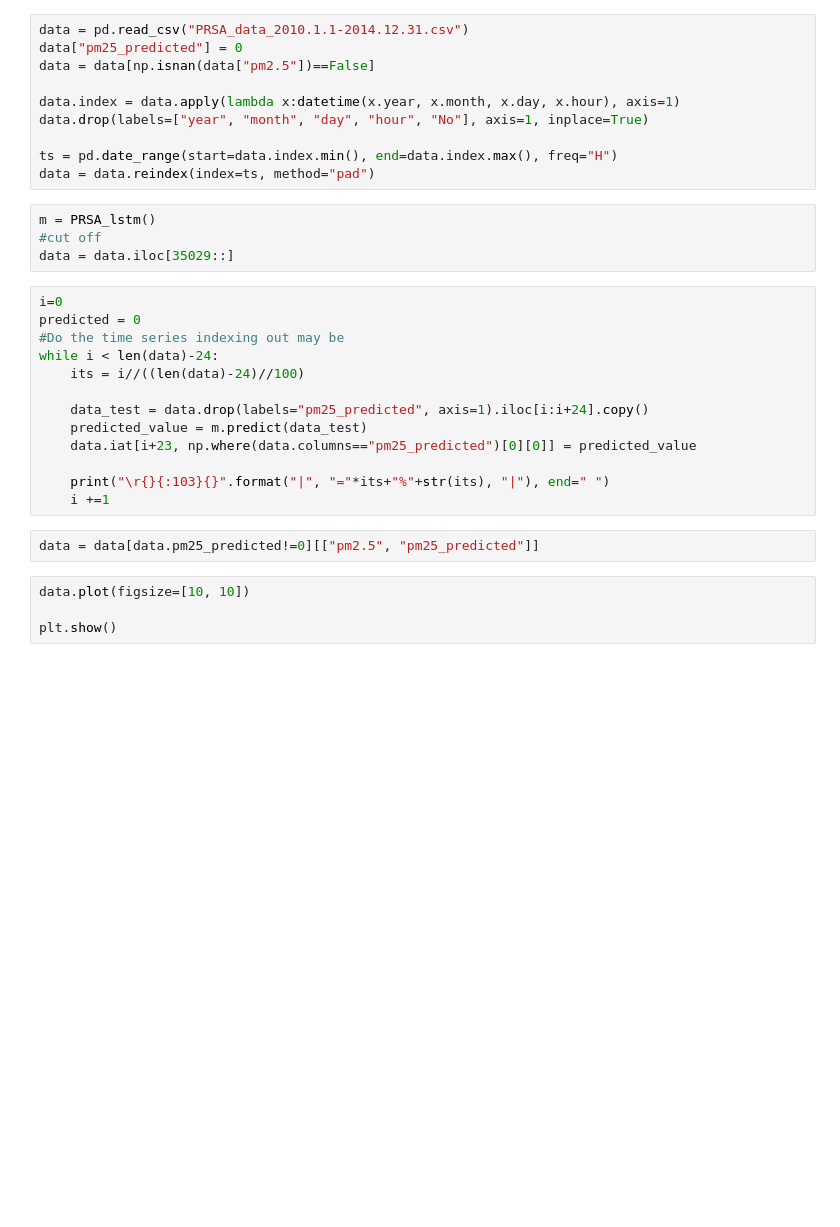
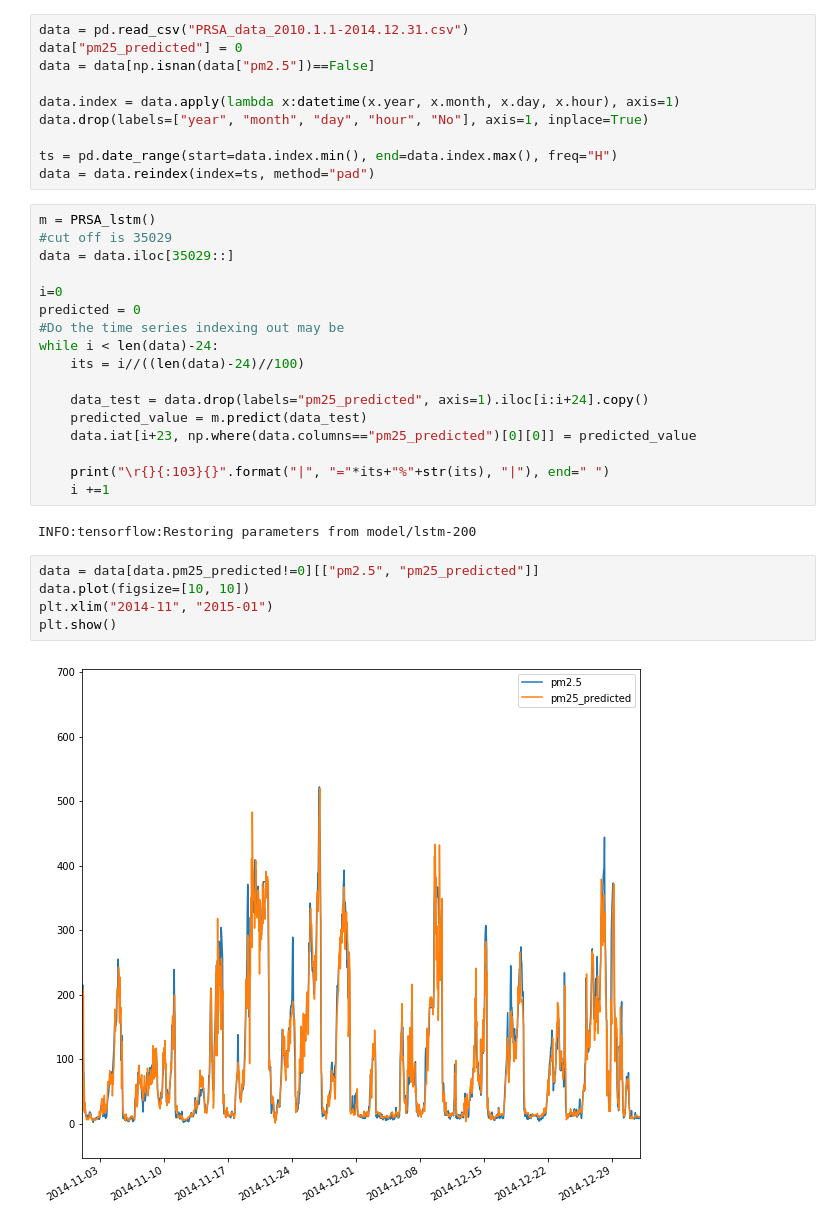
Before and after one commit to shawnrca/TS_LSTM, a Jupyter notebook: LSTM inference.ipynb, the cells around one changed output. Cells and saved outputs as stored; diff of their text form; blank space fills up the shorter version.

```diff
--- a/LSTM inference.ipynb
+++ b/LSTM inference.ipynb
@@ -99,11 +99,11 @@ data.drop(labels=["year", "month", "day", "hour", "No"], axis=1, inplace=True)
 
 ts = pd.date_range(start=data.index.min(), end=data.index.max(), freq="H")
 data = data.reindex(index=ts, method="pad")
-# %%
-m = PRSA_lstm()
-#cut off
-data = data.iloc[35029::]
 # %%
+m = PRSA_lstm()
+#cut off is 35029
+data = data.iloc[35029::]
+
 i=0
 predicted = 0
 #Do the time series indexing out may be
@@ -116,9 +116,12 @@ while i < len(data)-24:
 
     print("\r{}{:103}{}".format("|", "="*its+"%"+str(its), "|"), end=" ")
     i +=1
+# %% [output]
+INFO:tensorflow:Restoring parameters from model/lstm-200
 # %%
 data = data[data.pm25_predicted!=0][["pm2.5", "pm25_predicted"]]
+data.plot(figsize=[10, 10])
+plt.xlim("2014-11", "2015-01")
+plt.show()
+# %% [output]
+[figure, added]
-# %%
-data.plot(figsize=[10, 10])
-
-plt.show()
```
Also changed, not shown: 1 other file.
